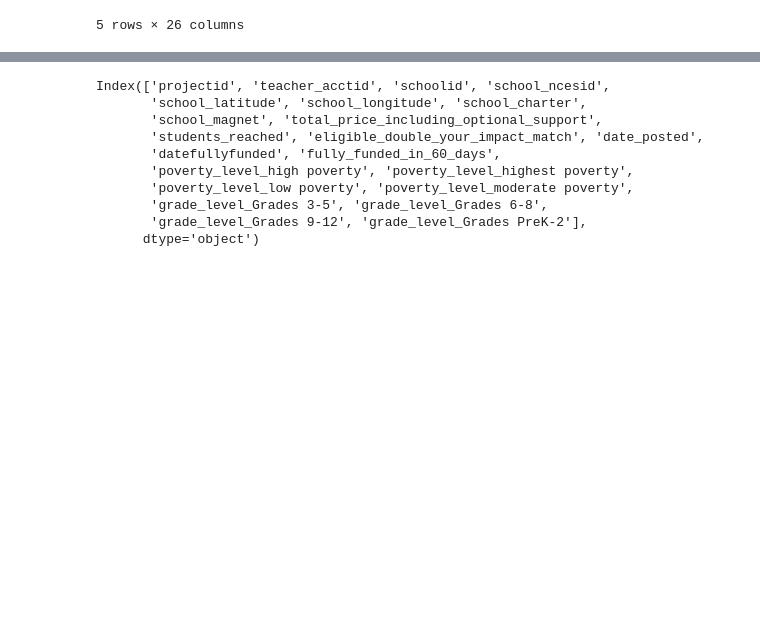
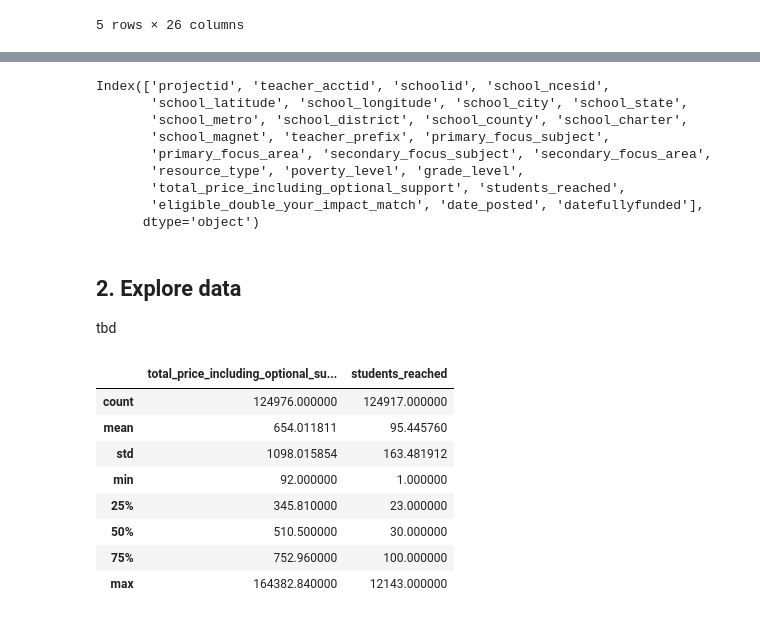
Before and after one commit to jtanwk/capp30254, a Jupyter notebook: HW3/Homework3_Tan_Part2Analysis.ipynb, the cells around one changed output, grey strips where cells are left out. Drawn from its saved outputs; the diff is of its cells as text; code cells hidden in the pictures; blank space fills up the shorter version.

```diff
--- a/HW3/Homework3_Tan.ipynb
+++ b/HW3/Homework3_Tan_Part2Analysis.ipynb
@@ -111,18 +42,0 @@ df.head()
-# %%
-# 4. Make categorical data into dummies
-
-# CATEGORICAL FEATURES
-categorical_features = ['school_city', 'school_state', 'school_metro', 'school_district', \
-                        'school_county', 'teacher_prefix', 'resource_type', \
-                        'primary_focus_subject', 'primary_focus_area', \
-                        'secondary_focus_subject', 'secondary_focus_area']
-
-# for i in categorical_features:
-#     df = library.make_dummy_vars(df, i)
-df = df.drop(labels=categorical_features, axis=1)
-
-# ORDINAL FEATURES
-ordinal_features = ['poverty_level', 'grade_level']
-
-for i in ordinal_features:
-    df = library.make_dummy_vars(df, i)
@@ -140,12 +44,15 @@ df.head()
 df.columns
 # %% [output]
 Index(['projectid', 'teacher_acctid', 'schoolid', 'school_ncesid',
-       'school_latitude', 'school_longitude', 'school_charter',
-       'school_magnet', 'total_price_including_optional_support',
-       'students_reached', 'eligible_double_your_impact_match', 'date_posted',
-       'datefullyfunded', 'fully_funded_in_60_days',
-       'poverty_level_high poverty', 'poverty_level_highest poverty',
-       'poverty_level_low poverty', 'poverty_level_moderate poverty',
-       'grade_level_Grades 3-5', 'grade_level_Grades 6-8',
-       'grade_level_Grades 9-12', 'grade_level_Grades PreK-2'],
+       'school_latitude', 'school_longitude', 'school_city', 'school_state',
+       'school_metro', 'school_district', 'school_county', 'school_charter',
+       'school_magnet', 'teacher_prefix', 'primary_focus_subject',
+       'primary_focus_area', 'secondary_focus_subject', 'secondary_focus_area',
+       'resource_type', 'poverty_level', 'grade_level',
+       'total_price_including_optional_support', 'students_reached',
+       'eligible_double_your_impact_match', 'date_posted', 'datefullyfunded'],
       dtype='object')
+# %% [markdown]
+## 2. Explore data
+
+tbd
@@ -151,0 +68,14 @@ Index(['projectid', 'teacher_acctid', 'schoolid', 'school_ncesid',
+# %%
+numeric_features = ['total_price_including_optional_support', 'students_reached']
+
+library.describe_data(df, varlist=numeric_features)
+# %% [output]
+|  | total_price_including_optional_su... | students_reached |
+| count | 124976.000000 | 124917.000000 |
+| mean | 654.011811 | 95.445760 |
+| std | 1098.015854 | 163.481912 |
+| min | 92.000000 | 1.000000 |
+| 25% | 345.810000 | 23.000000 |
+| 50% | 510.500000 | 30.000000 |
+| 75% | 752.960000 | 100.000000 |
+| max | 164382.840000 | 12143.000000 |
```
Also changed, not shown: parts of 35 cells of this notebook, 3 other files.
